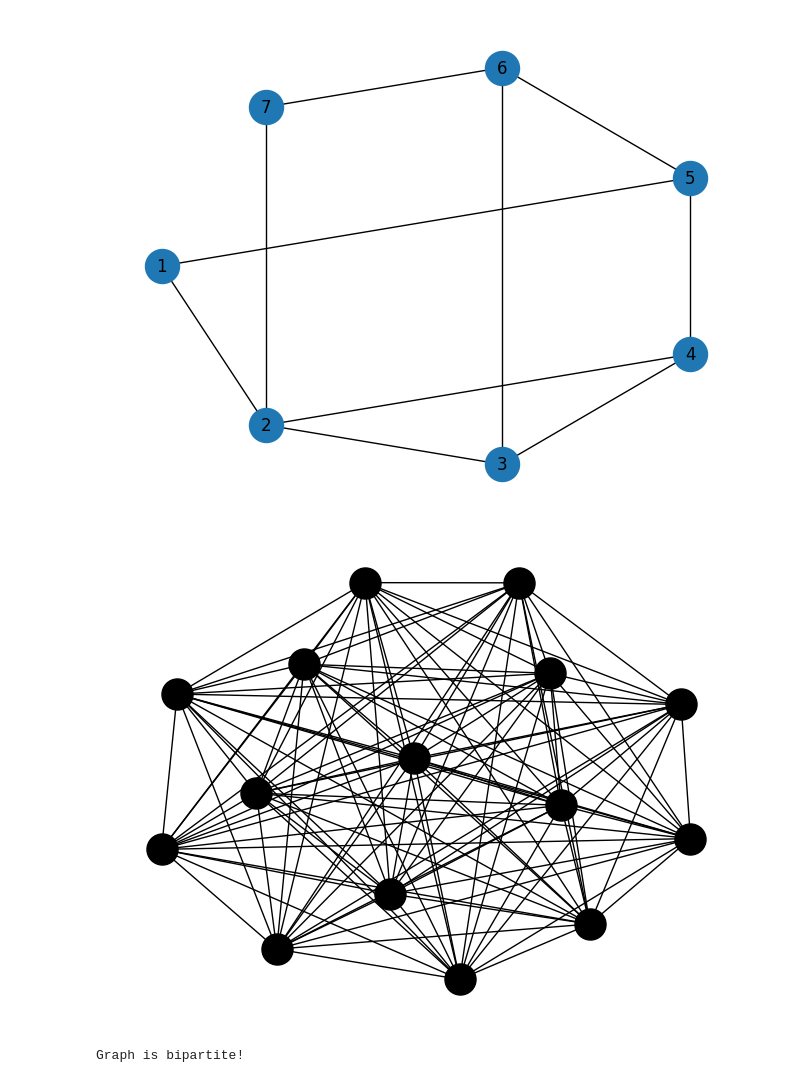
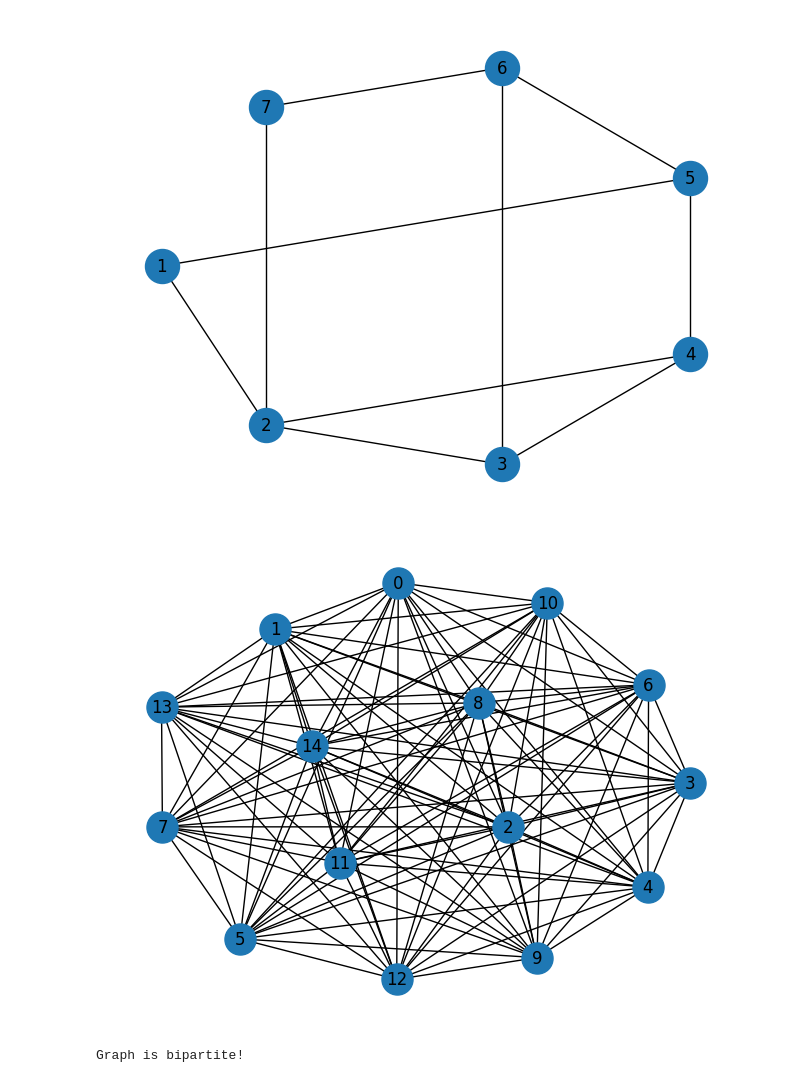
Before and after one commit to onaisali4952/Graph-Theory-Project-Semester-5, a Jupyter notebook: Project_Problem_A.ipynb, the cells around one changed output. Saved outputs shown, nothing was run; the diff lists cells and outputs as text; code cells hidden in the pictures.

```diff
--- a/Project_Problem_A.ipynb
+++ b/Project_Problem_A.ipynb
@@ -15,9 +15,9 @@ plt.show()
 # %%
 complete_Graph = ntx.complete_graph(15)
 
-ntx.draw(complete_Graph, node_color = 'black', node_size = 500)
+ntx.draw(complete_Graph, with_labels = True, node_size = 500)
 # %% [output]
-[figure, old version]
+[figure, new version]
 # %%
 bpGraph = ntx.Graph()
 
```
Also changed, not shown: parts of 3 cells of this notebook.
